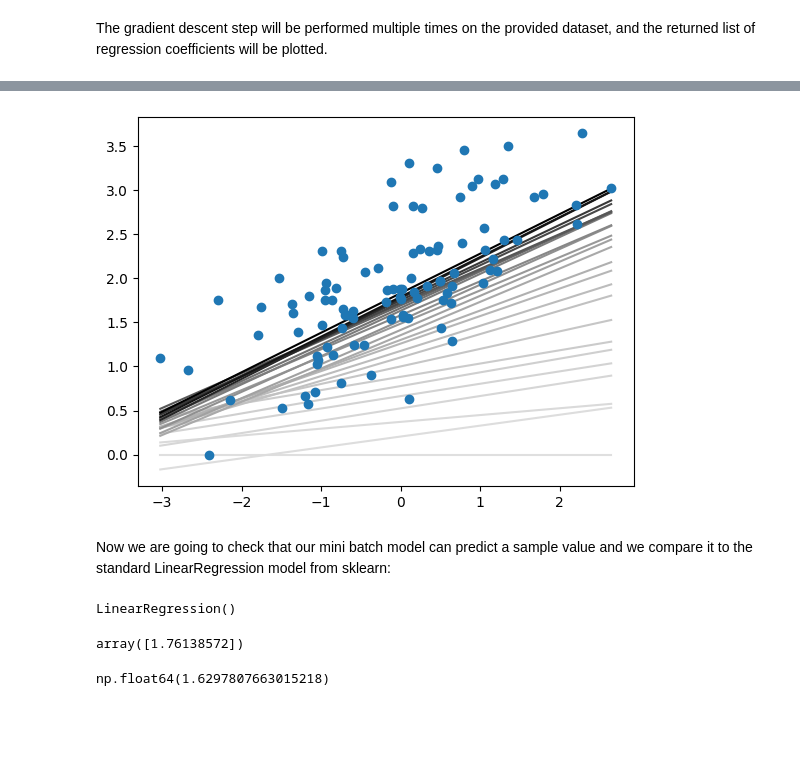
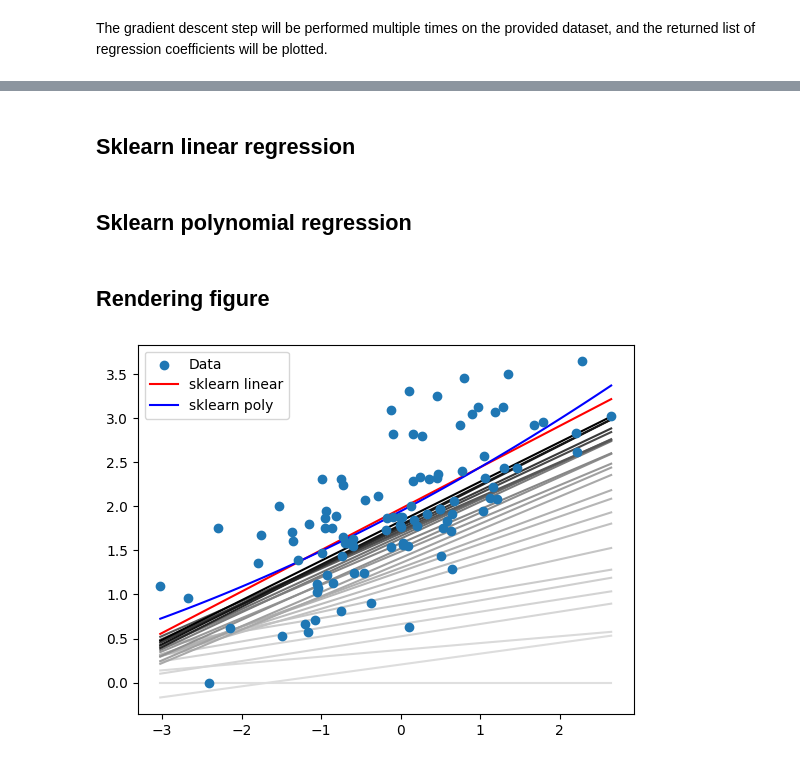
Before and after one commit to jpcano/mini-batch-gradient-descent, a Jupyter notebook: mini_batch_gd.ipynb, the cells around one changed output, grey strips where cells are left out. Cells and saved outputs as stored; diff of their text form; code cells hidden in the pictures; blank space fills up the shorter version.

Commit message:
Add sklearn model plots

```diff
--- a/mini_batch_gd.ipynb
+++ b/mini_batch_gd.ipynb
@@ -104,3 +109,6 @@ def miniBatchGD(X, y, batch_size=20, learn_rate=0.1, num_iter=25):
 data = np.loadtxt('data.csv', delimiter = ',')
 X = data[:,:-1]
 y = data[:,-1]
+X_min = X.min()
+X_max = X.max()
+X_i = np.linspace(X_min, X_max, 100).reshape(100, 1)
@@ -107,17 +119,30 @@ y = data[:,-1]
+# %% [markdown]
+## Sklearn linear regression
+# %%
+linear_model = LinearRegression()
+linear_model.fit(X, y)
+y_linear = linear_model.predict(X_i)
+# %% [markdown]
+## Sklearn polynomial regression
+# %%
+poly_feat = PolynomialFeatures(degree = 2)
+X_poly = poly_feat.fit_transform(X)
+poly_model = LinearRegression(fit_intercept = False).fit(X_poly, y)
+X_i_poly = poly_feat.transform(X_i)
+y_poly = poly_model.predict(X_i_poly)
+# %% [markdown]
+## Rendering figure
 # %%
-regression_coef = miniBatchGD(X, y)
-# Plot the regression coefficient
 plt.figure()
-X_min = X.min()
-X_max = X.max()
 counter = len(regression_coef)
 for W, b in regression_coef:
     counter -= 1
     color = [1 - 0.92 ** counter for _ in range(3)]
     plt.plot([X_min, X_max],[X_min * W + b, X_max * W + b], color = color)
-plt.scatter(X, y, zorder = 3)
+plt.scatter(X, y, zorder = 3, label="Data")
+plt.plot(X_i, y_linear, "r-", label="sklearn linear")
+plt.plot(X_i, y_poly, "b-", label="sklearn poly")
+plt.legend(loc="best")
 plt.show()
 # %% [output]
-[figure, old version]
+[figure, new version]
-# %% [markdown]
-Now we are going to check that our mini batch model can predict a sample value and we compare it to the standard LinearRegression model from sklearn:
@@ -126,14 +148,0 @@ from sklearn.linear_model import LinearRegression
-# %%
-model = LinearRegression()
-model.fit(X, y)
-# %% [output]
-LinearRegression()
-# %%
-sample = [-0.44442]
-model.predict([sample])
-# %% [output]
-array([1.76138572])
-# %%
-np.dot(sample + [1], regression_coef[-1])
-# %% [output]
-np.float64(1.6297807663015218)
```
Also changed, not shown: parts of 6 cells of this notebook.
